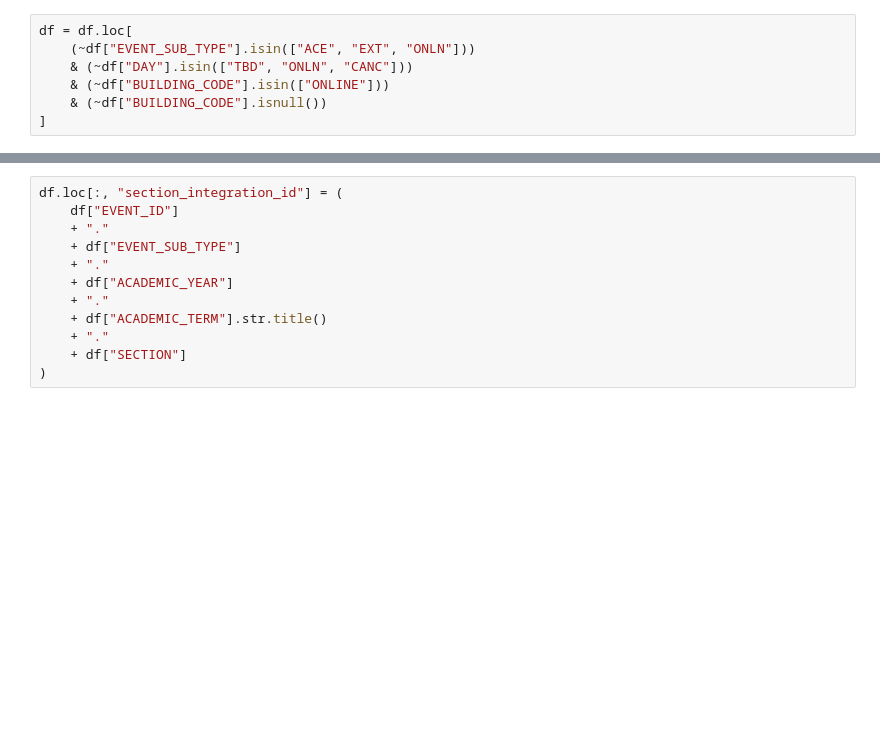
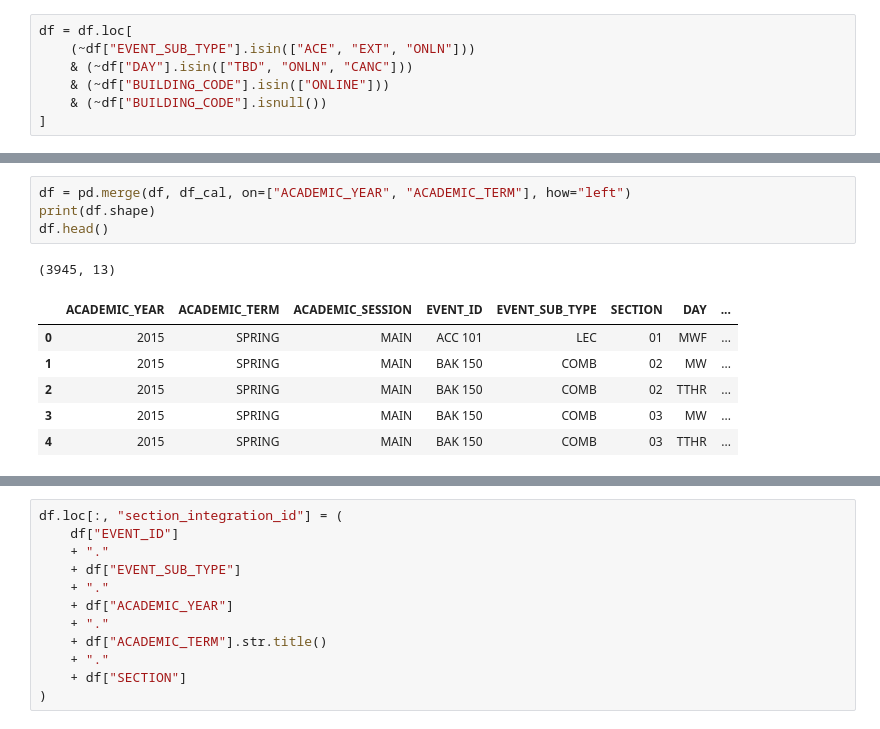
Before and after one commit to JeffWalton-PSC/Starfish, a Jupyter notebook: DegreePlanner/section_schedules/section_schedules.ipynb, the cells around one changed output, grey strips where cells are left out. Cells and saved outputs as stored; diff of their text form; blank space fills up the shorter version.

```diff
--- a/DegreePlanner/section_schedules/section_schedules.ipynb
+++ b/DegreePlanner/section_schedules/section_schedules.ipynb
@@ -62,0 +200,12 @@ df = df.loc[
+# %%
+df = pd.merge(df, df_cal, on=["ACADEMIC_YEAR", "ACADEMIC_TERM"], how="left")
+print(df.shape)
+df.head()
+# %% [output]
+(3945, 13)
+|  | ACADEMIC_YEAR | ACADEMIC_TERM | ACADEMIC_SESSION | EVENT_ID | EVENT_SUB_TYPE | SECTION | DAY | ... |
+| 0 | 2015 | SPRING | MAIN | ACC 101 | LEC | 01 | MWF | ... |
+| 1 | 2015 | SPRING | MAIN | BAK 150 | COMB | 02 | MW | ... |
+| 2 | 2015 | SPRING | MAIN | BAK 150 | COMB | 02 | TTHR | ... |
+| 3 | 2015 | SPRING | MAIN | BAK 150 | COMB | 03 | MW | ... |
+| 4 | 2015 | SPRING | MAIN | BAK 150 | COMB | 03 | TTHR | ... |
```
Also changed, not shown: parts of 26 cells of this notebook, 2 other files.
